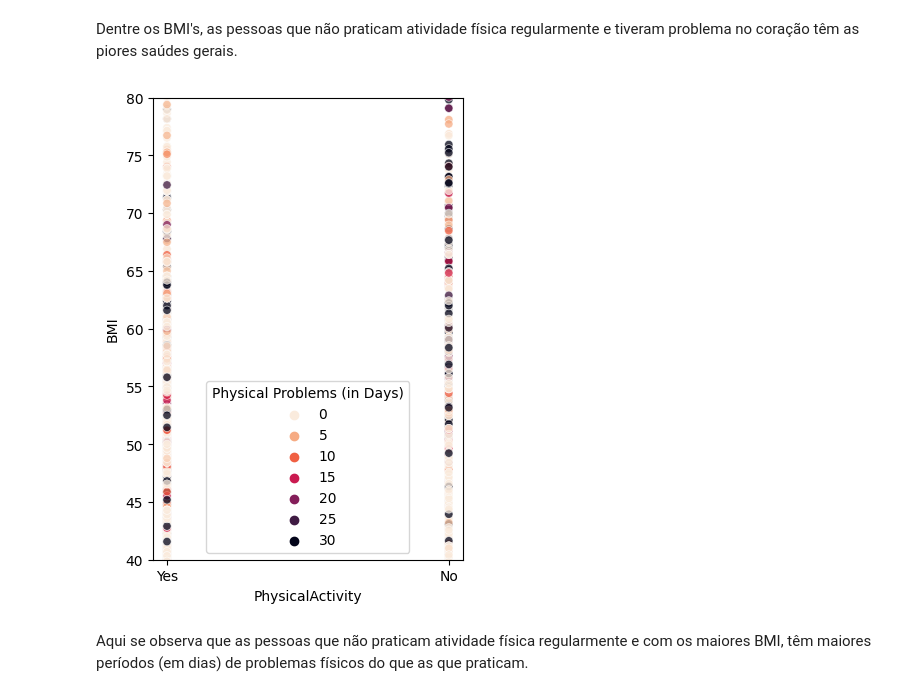
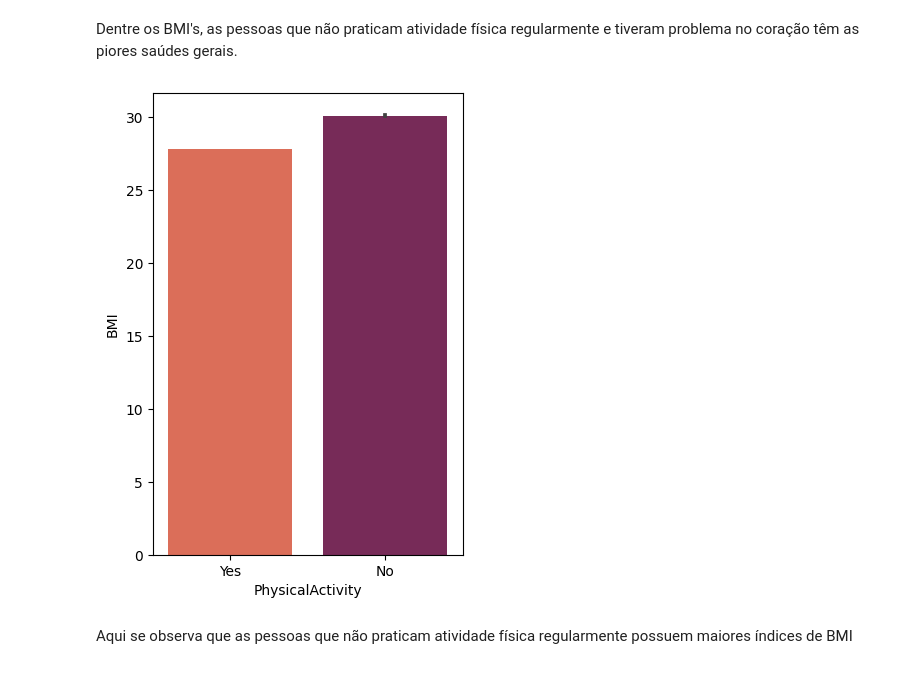
Before and after one commit to erlonL/Projeto-ICD, a Jupyter notebook: projeto.ipynb, the cells around one changed output. Drawn from its saved outputs; the diff is of its cells as text; code cells hidden in the pictures.

```diff
--- a/projeto.ipynb
+++ b/projeto.ipynb
@@ -404,14 +404,11 @@ plt.show()
 # %% [markdown]
 Dentre os BMI's, as pessoas que não praticam atividade física regularmente e tiveram problema no coração têm as piores saúdes gerais.
 # %%
-sns.scatterplot(data = df, x = "PhysicalActivity", y = "BMI", alpha = 0.75, hue = "PhysicalHealth",  palette = "rocket_r")
-
-plt.ylim([40, 80]) # Segundo a OMS: 40 = Obeso classe III
-plt.legend(title='Physical Problems (in Days)')
+sns.barplot(data = df, x = "PhysicalActivity", y = "BMI", palette = "rocket_r")
 plt.gcf().set_size_inches(4, 6) # Define o tamanho da figura
 
 plt.show()
 # %% [output]
-[figure, old version]
+[figure, new version]
 # %% [markdown]
-Aqui se observa que as pessoas que não praticam atividade física regularmente e com os maiores BMI, têm maiores períodos (em dias) de problemas físicos do que as que praticam.
+Aqui se observa que as pessoas que não praticam atividade física regularmente possuem maiores índices de BMI
```
Also changed, not shown: parts of 4 cells of this notebook.
